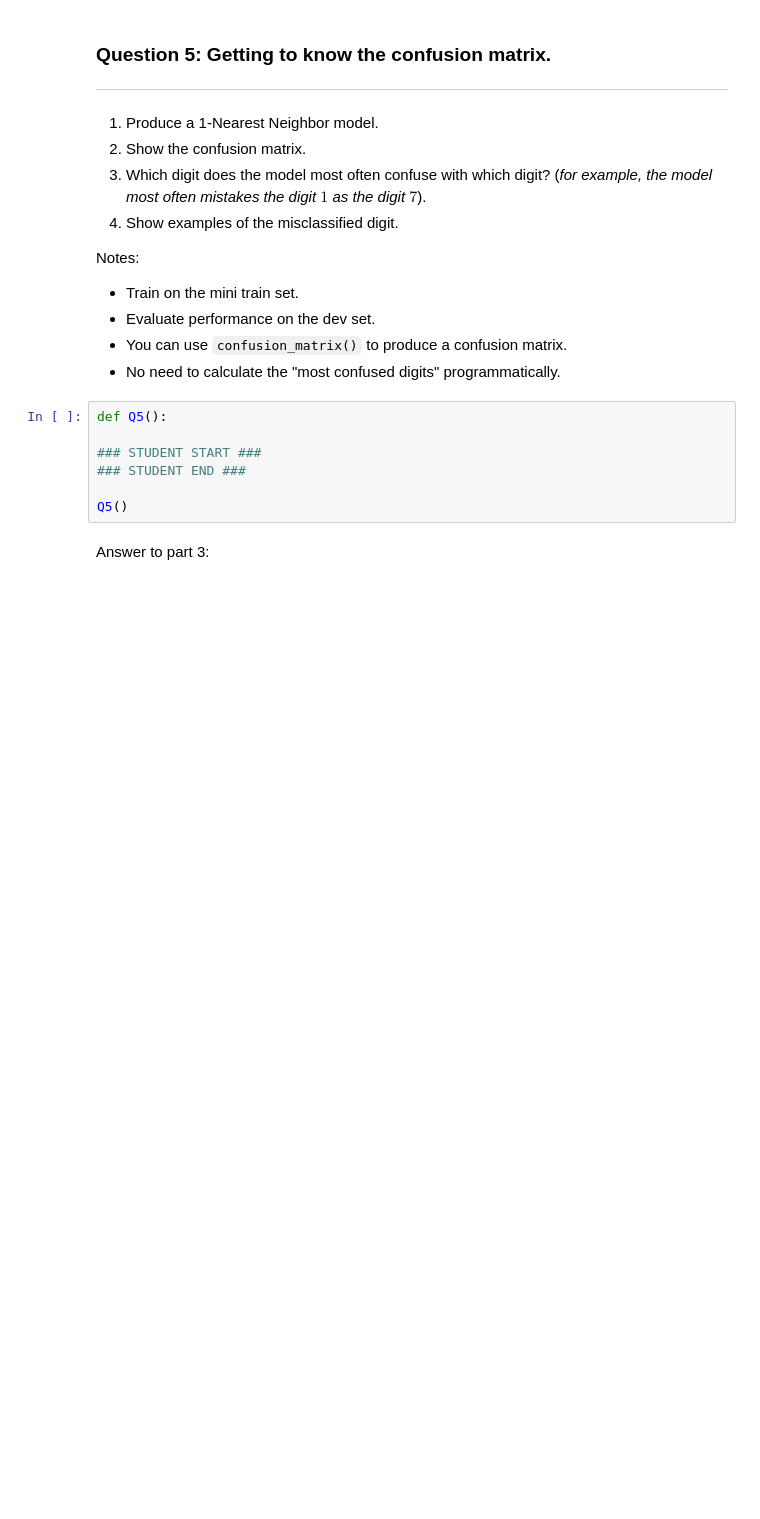
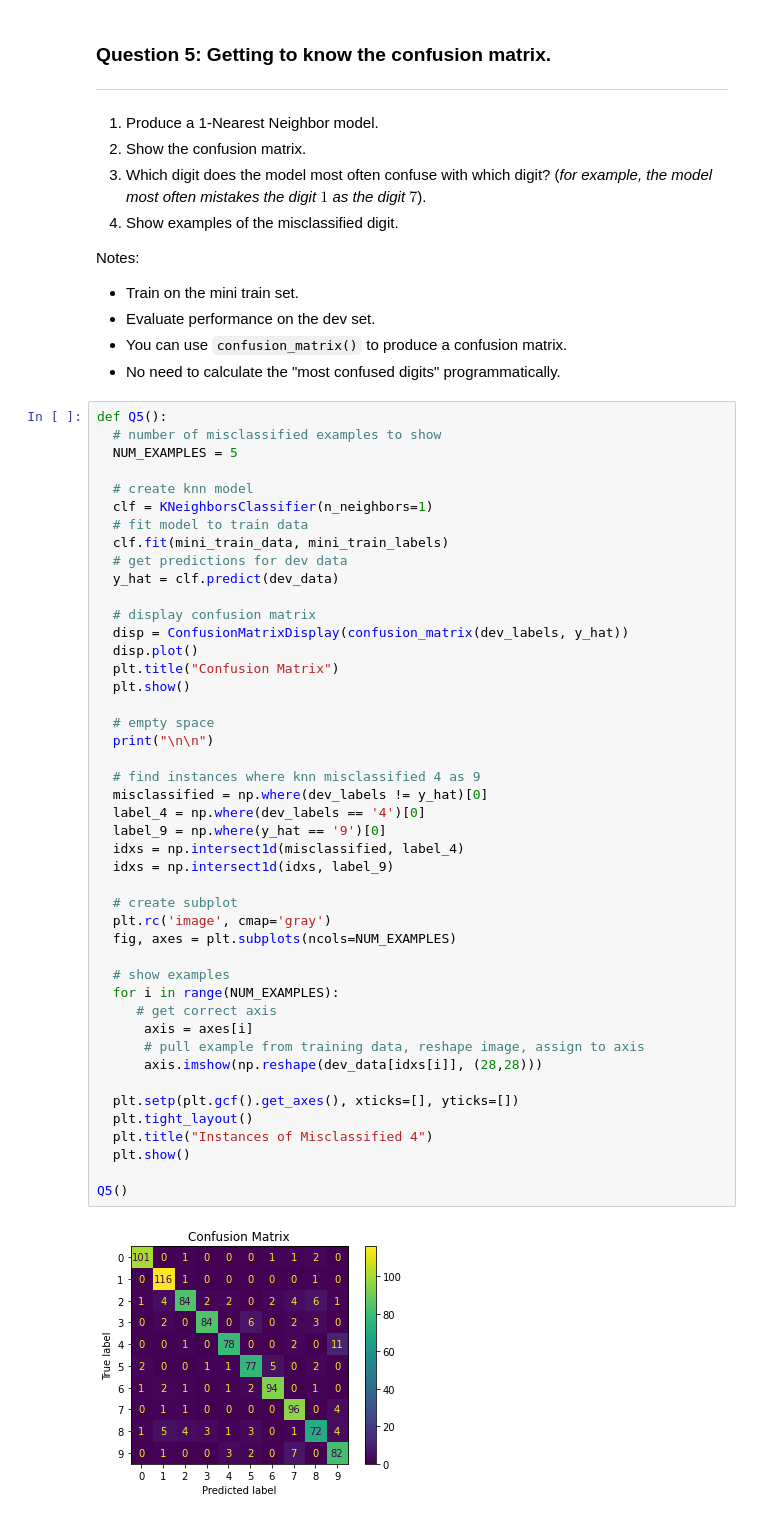
Before and after one commit to romendiratta/digit-classification-knn, a Jupyter notebook: Rohan_Mendiratta_Project1.ipynb, the cells around one changed output. Cells and saved outputs as stored; diff of their text form; blank space fills up the shorter version.

```diff
--- a/Rohan_Mendiratta_Project1.ipynb
+++ b/Rohan_Mendiratta_Project1.ipynb
@@ -216,12 +407,50 @@ Notes:
 - Evaluate performance on the dev set.
 - You can use `confusion_matrix()` to produce a confusion matrix.
 - No need to calculate the "most confused digits" programmatically.
-# %%
-def Q5():
-
-### STUDENT START ###
-### STUDENT END ###
-
-Q5()
-# %% [markdown]
-Answer to part 3:
+# %%
+def Q5():
+  # number of misclassified examples to show
+  NUM_EXAMPLES = 5
+
+  # create knn model
+  clf = KNeighborsClassifier(n_neighbors=1)
+  # fit model to train data
+  clf.fit(mini_train_data, mini_train_labels)
+  # get predictions for dev data
+  y_hat = clf.predict(dev_data)
+
+  # display confusion matrix
+  disp = ConfusionMatrixDisplay(confusion_matrix(dev_labels, y_hat))
+  disp.plot()
+  plt.title("Confusion Matrix")
+  plt.show()
+
+  # empty space
+  print("\n\n")
+
+  # find instances where knn misclassified 4 as 9
+  misclassified = np.where(dev_labels != y_hat)[0]
+  label_4 = np.where(dev_labels == '4')[0]
+  label_9 = np.where(y_hat == '9')[0]
+  idxs = np.intersect1d(misclassified, label_4)
+  idxs = np.intersect1d(idxs, label_9)
+
+  # create subplot
+  plt.rc('image', cmap='gray')
+  fig, axes = plt.subplots(ncols=NUM_EXAMPLES)
+
+  # show examples
+  for i in range(NUM_EXAMPLES):
+     # get correct axis
+      axis = axes[i]
+      # pull example from training data, reshape image, assign to axis
+      axis.imshow(np.reshape(dev_data[idxs[i]], (28,28)))
+
+  plt.setp(plt.gcf().get_axes(), xticks=[], yticks=[])
+  plt.tight_layout()
+  plt.title("Instances of Misclassified 4")
+  plt.show()
+
+Q5()
+# %% [output]
+[figure, added]
```
Also changed, not shown: parts of 18 cells of this notebook.
